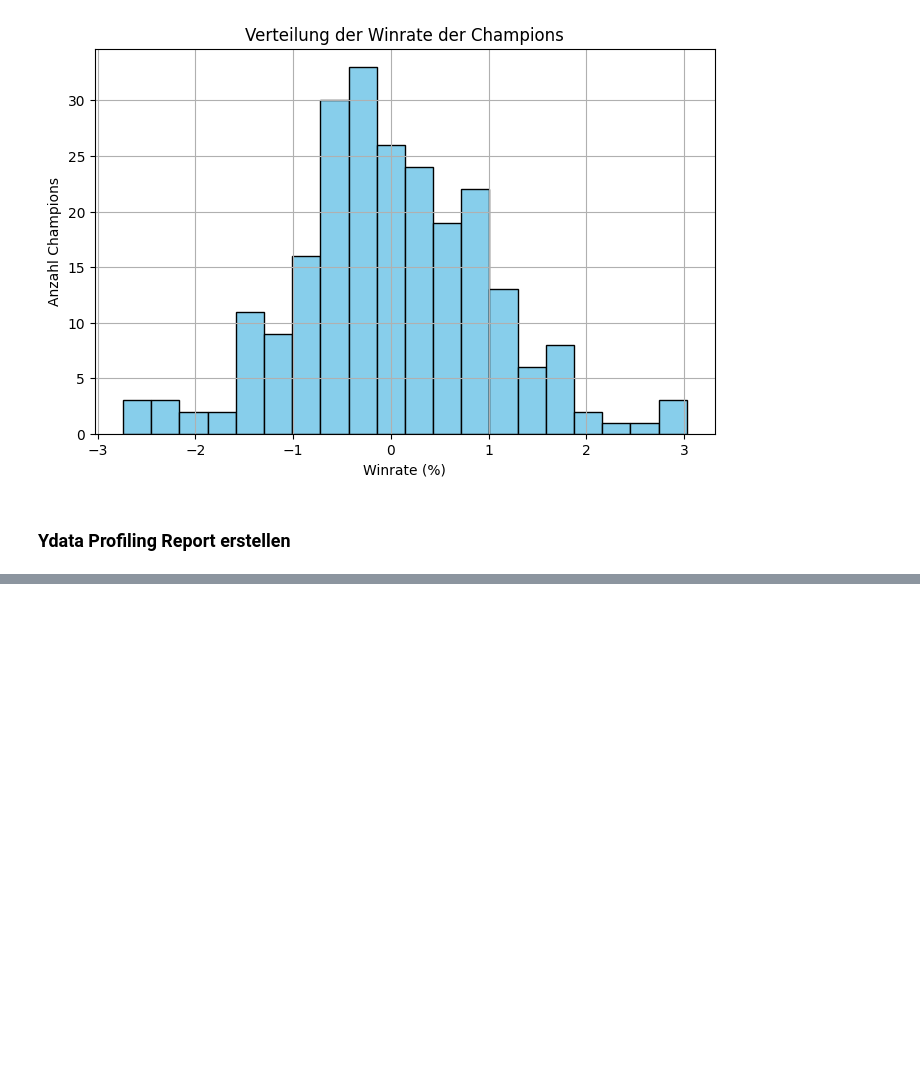
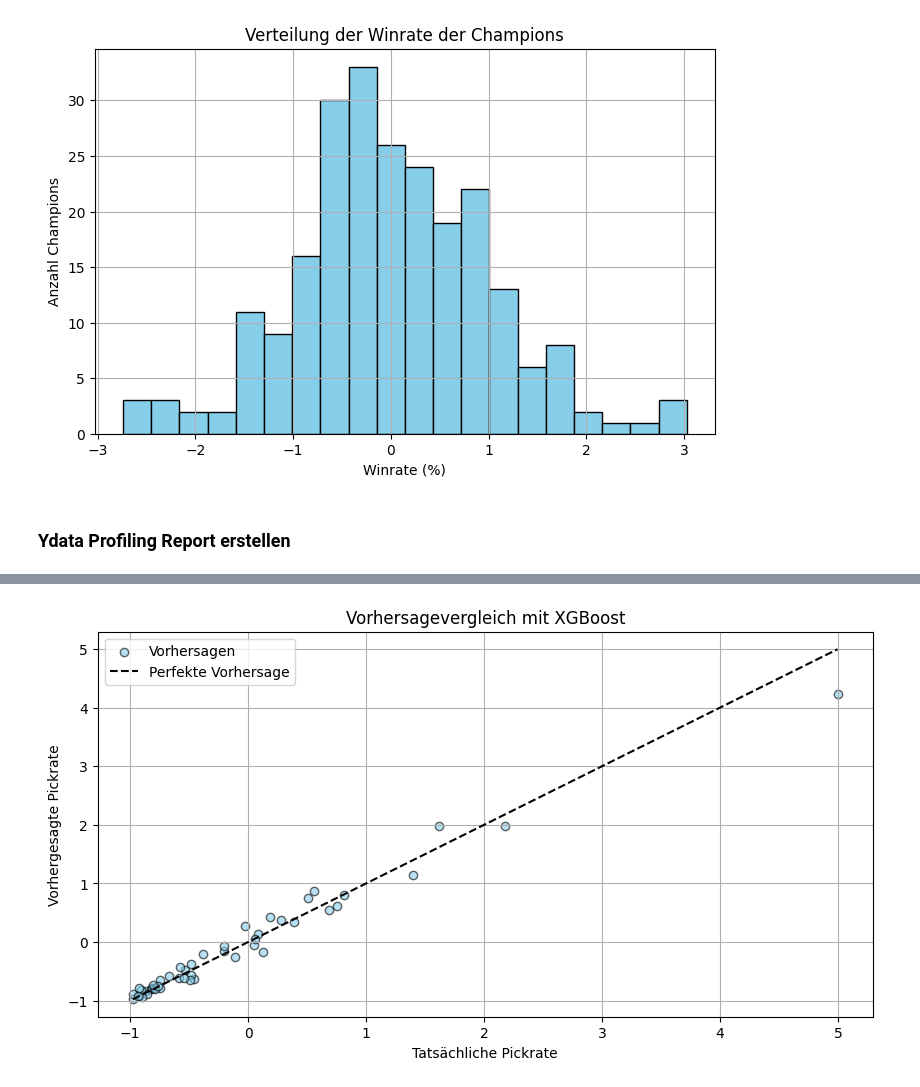
Before and after one commit to Maxtr2004/Data-Mining-Project, a Jupyter notebook: DataMiningProject-Notebook.ipynb, the cells around one changed output, grey strips where cells are left out. Cells and saved outputs as stored; diff of their text form; code cells hidden in the pictures; blank space fills up the shorter version.

```diff
--- a/DataMiningProject-Notebook.ipynb
+++ b/DataMiningProject-Notebook.ipynb
@@ -295,0 +521,9 @@ profile.to_file("ydata_profiling_report.html")
+# %%
+# Modell für Hyperparameter-Tuning (XGBoost)
+xgb = XGBRegressor(random_state=42)
+# %%
+# Pipeline mit Preprocessing und Modell
+pipeline = Pipeline([
+    ("preprocessor", preprocessor),
+    ("model", xgb)
+])
@@ -295,0 +548,13 @@ profile.to_file("ydata_profiling_report.html")
+# %%
+# GridSearchCV für die Optimierung
+xgb_cv = GridSearchCV(pipeline, param_grid_xgb, cv=5, scoring="r2", n_jobs=-1, verbose=2)
+
+
+# Modelltraining mit Hyperparameter-Tuning
+xgb_cv.fit(X_train, y_train)
+
+# Beste Parameter und Score ausgeben
+best_params_xgb = xgb_cv.best_params_
+best_score_xgb = xgb_cv.best_score_
+
+best_params_xgb, best_score_xgb
@@ -295,0 +572,25 @@ profile.to_file("ydata_profiling_report.html")
+# %%
+# Beste XGBoost-Pipeline nach GridSearchCV abrufen
+best_xgb_model = xgb_cv.best_estimator_
+
+# Vorhersagen auf dem Testset machen
+y_pred_xgb = best_xgb_model.predict(X_test)
+
+# Scatterplot: Tatsächliche vs. vorhergesagte Pickrate
+plt.figure(figsize=(10, 5))
+plt.scatter(y_test, y_pred_xgb, color='skyblue', alpha=0.6, edgecolors='k', label="Vorhersagen")
+
+# Linie für perfekte Vorhersage (y=x)
+plt.plot([y_test.min(), y_test.max()], [y_test.min(), y_test.max()], linestyle='--', color='black', label="Perfekte Vorhersage")
+
+# Achsenbeschriftung & Titel
+plt.xlabel('Tatsächliche Pickrate')
+plt.ylabel('Vorhergesagte Pickrate')
+plt.title('Vorhersagevergleich mit XGBoost')
+plt.legend()
+plt.grid(True)
+
+# Diagramm anzeigen
+plt.show()
+# %% [output]
+[figure, added]
```
Also changed, not shown: parts of 45 cells of this notebook, 1 other file.
